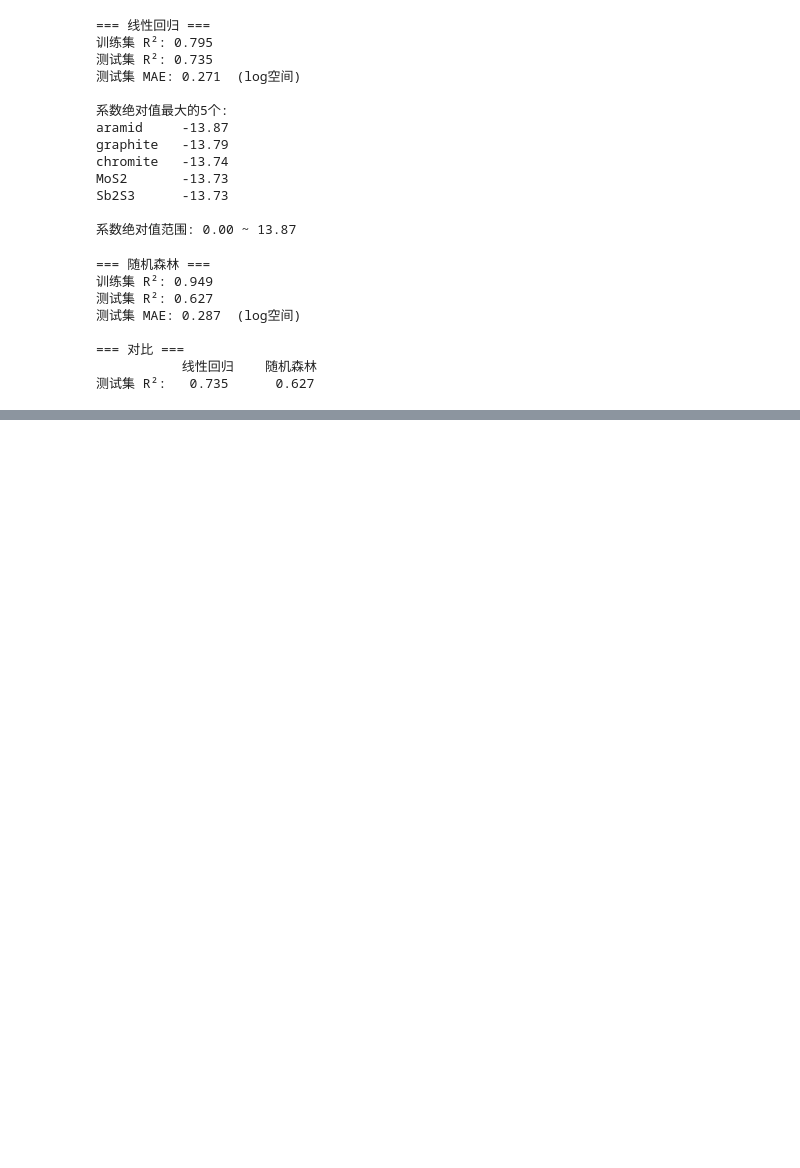
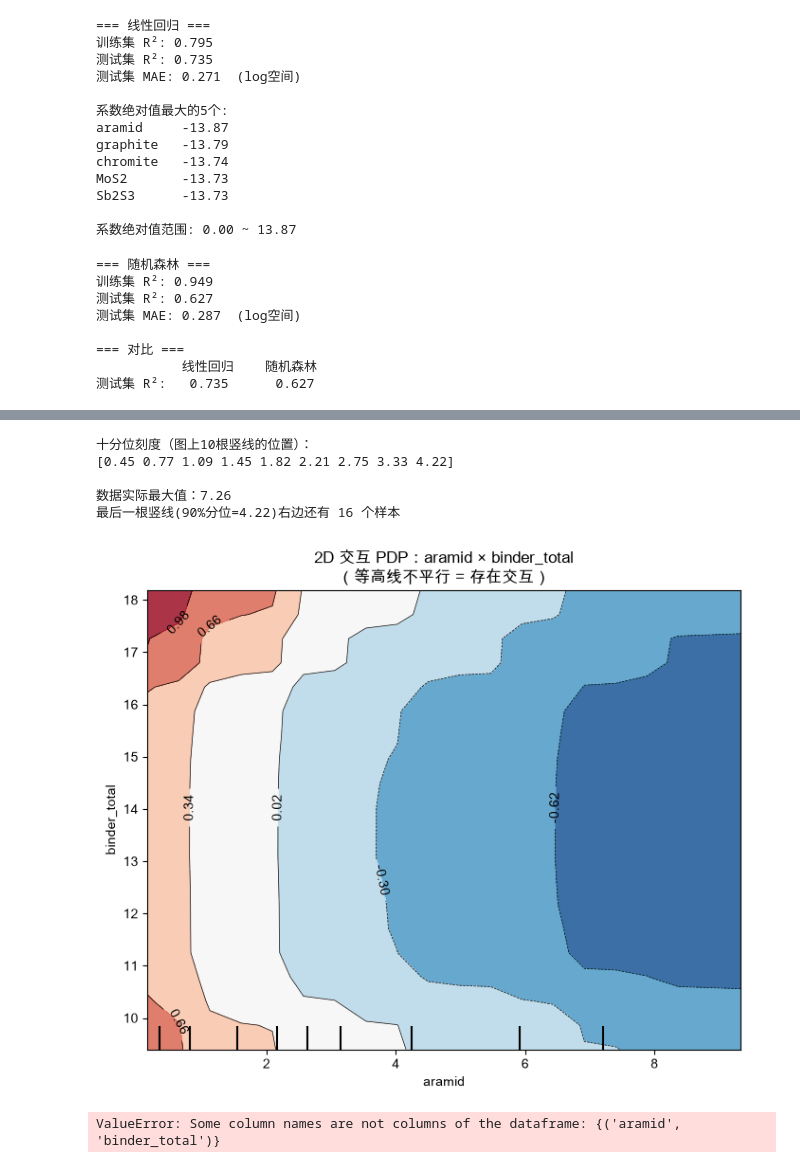
Before and after one commit to hansxiaohangcai-prog/friction-ml, a Jupyter notebook: 01_eda.ipynb, the cells around one changed output, grey strips where cells are left out. Saved outputs shown, nothing was run; the diff lists cells and outputs as text; code cells hidden in the pictures; blank space fills up the shorter version.

```diff
--- a/01_eda.ipynb
+++ b/01_eda.ipynb
@@ -285,0 +548,62 @@ print("测试集 R²:   %.3f      %.3f" % (
+# %%
+import numpy as np
+a = X_train_v2["Al2O3"]
+print("十分位刻度（图上10根竖线的位置）：")
+print(np.round(np.percentile(a, np.arange(10, 100, 10)), 2))
+print(f"\n数据实际最大值：{a.max():.2f}")
+print(f"最后一根竖线(90%分位={np.percentile(a,90):.2f})右边还有 {(a > np.percentile(a,90)).sum()} 个样本")
+# %% [output]
+十分位刻度（图上10根竖线的位置）：
+[0.45 0.77 1.09 1.45 1.82 2.21 2.75 3.33 4.22]
+
+数据实际最大值：7.26
+最后一根竖线(90%分位=4.22)右边还有 16 个样本
+# %%
+fig, ax = plt.subplots(figsize=(7, 6))
+PartialDependenceDisplay.from_estimator(
+    best_gb_v2, X_train_v2,
+    features=[("aramid", "binder_total")],   # 元组 = 二维交互
+    ax=ax, grid_resolution=20,
+    contour_kw={"cmap": "RdBu_r", "alpha": 0.85}
+)
+ax.set_title("2D 交互 PDP：aramid × binder_total\n（等高线不平行 = 存在交互）", fontsize=12)
+fig.tight_layout()
+plt.show()
+# %% [output]
+[figure, added]
+# %%
+from sklearn.inspection import partial_dependence
+
+r2 = partial_dependence(best_gb_v2, X_train_v2,
+                        features=[("aramid", "binder_total")],
+                        grid_resolution=20, kind="average")
+rA = partial_dependence(best_gb_v2, X_train_v2, features=["aramid"],
+                        grid_resolution=20, kind="average")
+rB = partial_dependence(best_gb_v2, X_train_v2, features=["binder_total"],
+                        grid_resolution=20, kind="average")
+
+gv = r2["grid_values"] if "grid_values" in r2 else r2["values"]
+ga, gb = gv[0], gv[1]
+
+Z2 = r2["average"][0]          # 二维曲面 (aramid, binder)
+fA = rA["average"][0]          # aramid 主效应
+fB = rB["average"][0]          # binder 主效应
+
+inter = Z2 - fA[:, None] - fB[None, :]   # 扣掉加性部分
+inter = inter - inter.mean()             # 去掉常数偏移，只看形状
+
+fig, ax = plt.subplots(figsize=(7.5, 6))
+lim = np.abs(inter).max()
+cf = ax.contourf(ga, gb, inter.T, levels=14, cmap="RdBu_r",
+                 vmin=-lim, vmax=lim)
+ax.contour(ga, gb, inter.T, levels=14, colors="k", linewidths=0.4)
+fig.colorbar(cf, ax=ax, label="纯交互残差（已扣除两条主效应）")
+ax.set_xlabel("aramid"); ax.set_ylabel("binder_total")
+ax.set_title("交互项残差面：应呈马鞍形\n（右上最蓝 = 高纤维+高树脂协同减磨）", fontsize=12)
+fig.tight_layout()
+plt.show()
+
+print(f"交互残差幅度：{inter.min():.3f} ~ {inter.max():.3f}")
+print(f"（作参照）主效应幅度：aramid {fA.ptp():.3f}，binder {fB.ptp():.3f}")
+# %% [output]
+ValueError: Some column names are not columns of the dataframe: {('aramid', 'binder_total')}
```
Also changed, not shown: parts of 9 cells of this notebook, 1 other file.
